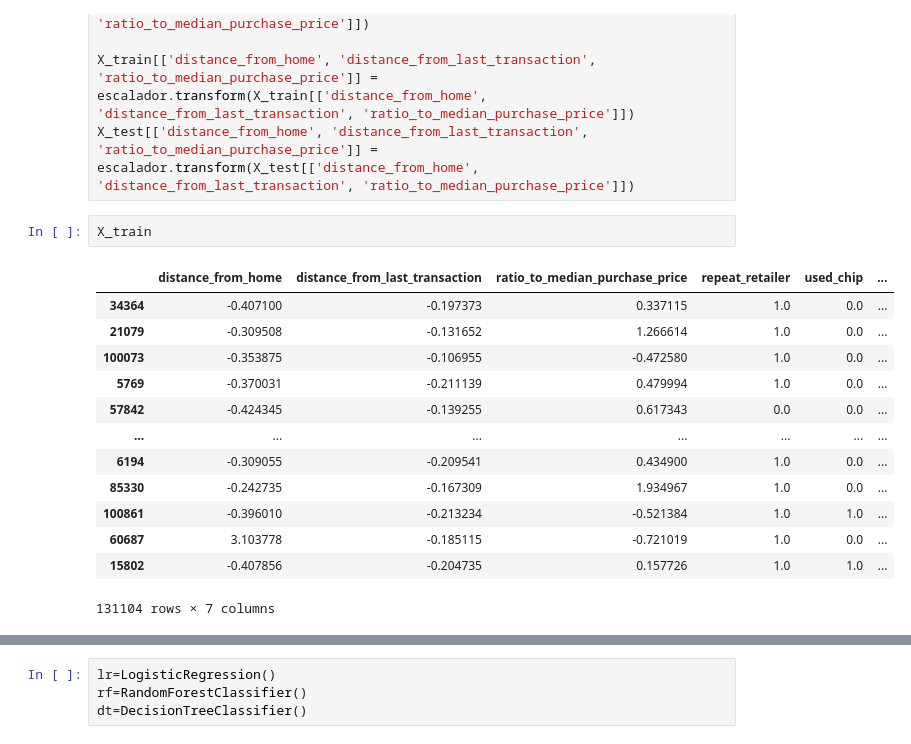
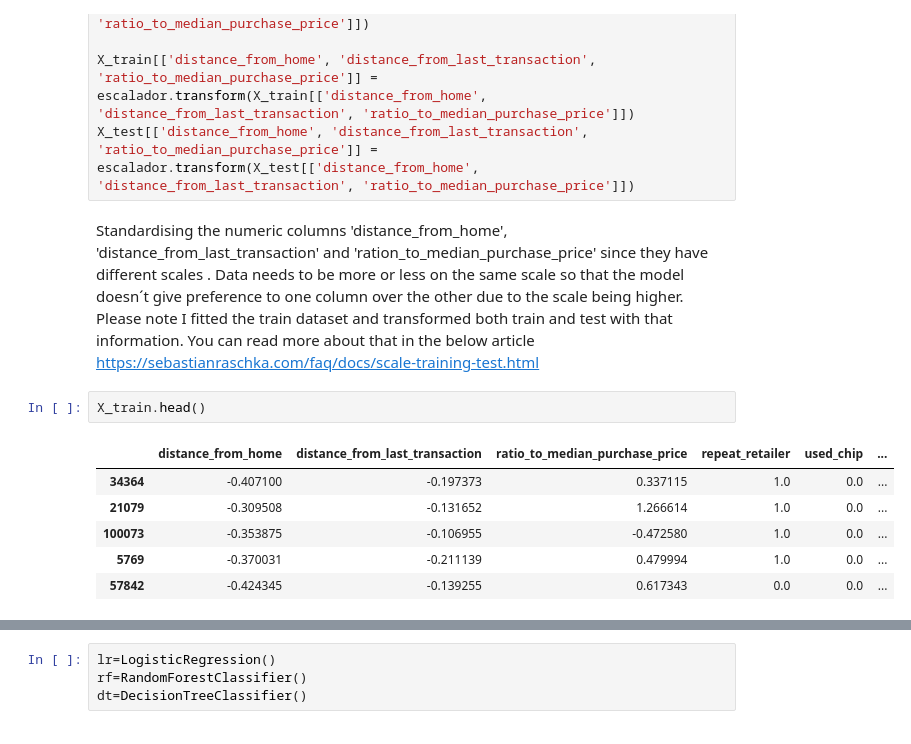
Before and after one commit to Ankourii/Fraud_prediction, a Jupyter notebook: notebooks/model.ipynb, the cells around one changed output, grey strips where cells are left out. Cells and saved outputs as stored; diff of their text form.

```diff
--- a/notebooks/model.ipynb
+++ b/notebooks/model.ipynb
@@ -54,20 +63,16 @@ escalador.fit(X_train[['distance_from_home', 'distance_from_last_transaction', '
 
 X_train[['distance_from_home', 'distance_from_last_transaction', 'ratio_to_median_purchase_price']] = escalador.transform(X_train[['distance_from_home', 'distance_from_last_transaction', 'ratio_to_median_purchase_price']])
 X_test[['distance_from_home', 'distance_from_last_transaction', 'ratio_to_median_purchase_price']] = escalador.transform(X_test[['distance_from_home', 'distance_from_last_transaction', 'ratio_to_median_purchase_price']])
+# %% [markdown]
+Standardising the numeric columns 'distance_from_home', 'distance_from_last_transaction' and 'ration_to_median_purchase_price' since they have different scales . Data needs to be more or less on the same scale so that the model doesn´t give preference to one column over the other due to the scale being higher. Please note I fitted the train dataset and transformed both train and test with that information. You can read more about that in the below article
+https://sebastianraschka.com/faq/docs/scale-training-test.html
 # %%
-X_train
+X_train.head()
 # %% [output]
 |  | distance_from_home | distance_from_last_transaction | ratio_to_median_purchase_price | repeat_retailer | used_chip | ... |
 | 34364 | -0.407100 | -0.197373 | 0.337115 | 1.0 | 0.0 | ... |
 | 21079 | -0.309508 | -0.131652 | 1.266614 | 1.0 | 0.0 | ... |
 | 100073 | -0.353875 | -0.106955 | -0.472580 | 1.0 | 0.0 | ... |
 | 5769 | -0.370031 | -0.211139 | 0.479994 | 1.0 | 0.0 | ... |
 | 57842 | -0.424345 | -0.139255 | 0.617343 | 0.0 | 0.0 | ... |
-| ... | ... | ... | ... | ... | ... | ... |
-| 6194 | -0.309055 | -0.209541 | 0.434900 | 1.0 | 0.0 | ... |
-| 85330 | -0.242735 | -0.167309 | 1.934967 | 1.0 | 0.0 | ... |
-| 100861 | -0.396010 | -0.213234 | -0.521384 | 1.0 | 1.0 | ... |
-| 60687 | 3.103778 | -0.185115 | -0.721019 | 1.0 | 0.0 | ... |
-| 15802 | -0.407856 | -0.204735 | 0.157726 | 1.0 | 1.0 | ... |
-131104 rows × 7 columns
 # %%
```
Also changed, not shown: parts of 41 cells of this notebook, 2 other files.
